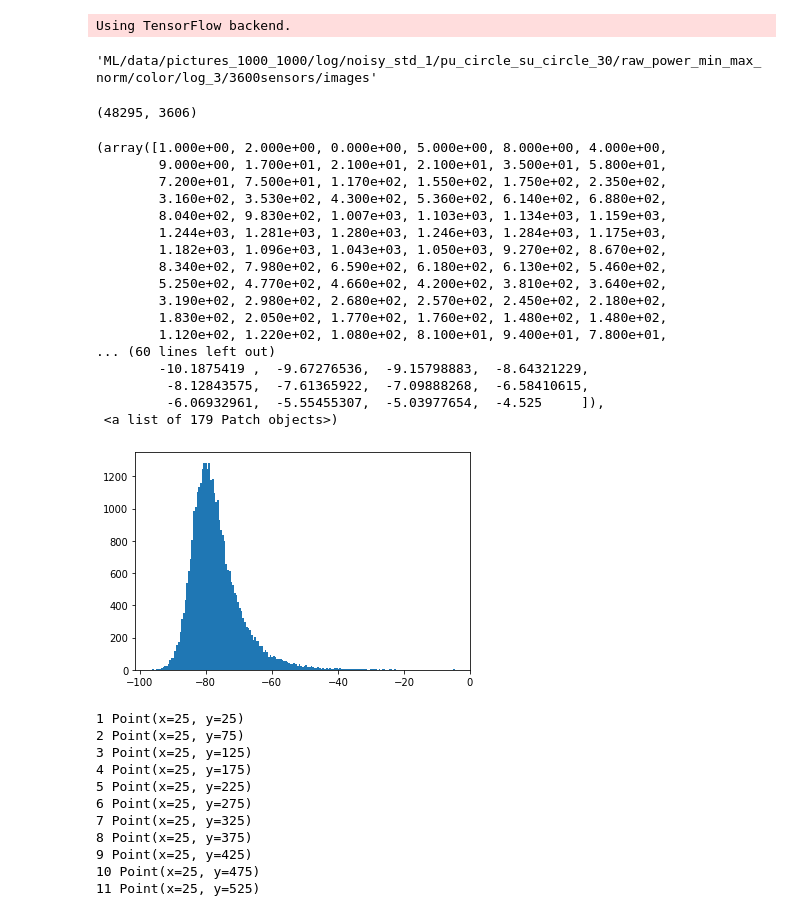
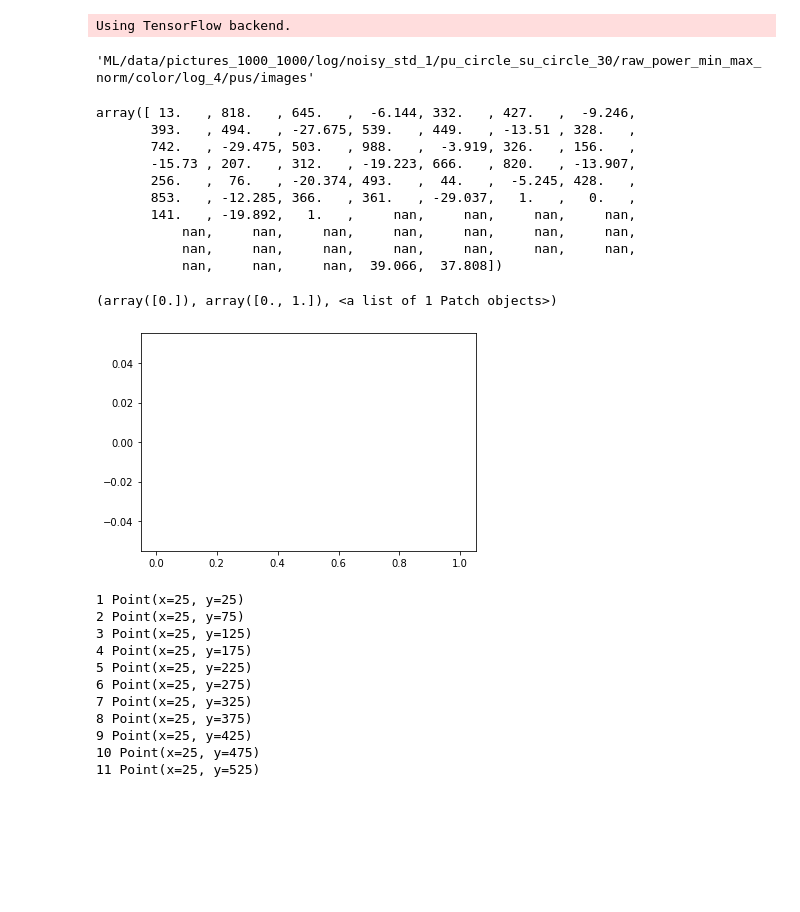
Before and after one commit to shahrokh765/MLSpectrumAllocation, a Jupyter notebook: CNN.ipynb, the cells around one changed output. Cells and saved outputs as stored; diff of their text form; code cells hidden in the pictures; blank space fills up the shorter version.

```diff
--- a/CNN.ipynb
+++ b/CNN.ipynb
@@ -34,7 +34,7 @@ Using TensorFlow backend.
 # PART 1
 # number_samples = [5] + list(range(10, 101, 10)) + [120, 150, 200, 250, 300, 400, 500, 700] + list(range(1000, 10001, 1000))
 number_samples = [256, 512, 1024, 2048, 4096, 8192]
-number_samples = [8192]
+# number_samples = [4096, 8192]
 
 # cnn_type = "classification"  # {"classification", "regression"}
 validation_size, noise_floor = 0.33, -90.0
@@ -42,7 +42,7 @@ su_power = 0 # this is not actually su power just a number to show there is an S
 max_x, max_y, number_image_channels, su_szie = 1000, 1000, 7, 30
 pu_shape, su_shape = 'circle', 'circle' # shape = {'circle', 'square', 'point'}
 style = "raw_power_min_max_norm"  # {"raw_power_zscore_norm", "image_intensity", "raw_power_min_max_norm"}
-intensity_degradation, slope = 'log', 3  # 'log', 'linear'
+intensity_degradation, slope = 'log', 4  # 'log', 'linear'
 max_pus_num, max_sus_num = 20, 1
 propagation_model = 'log' # 'splat', 'log', 'testbed'
 noise, std = True, 1
@@ -53,7 +53,7 @@ elif su_shape == 'square':
 else:
     su_param = None
 
-sensors = True
+sensors = False
 if sensors:
     sensors_num = 3600
     sensors_file_path = "rsc/sensors/" + str(max(max_x, max_y)) + "/" + str(sensors_num) + "/sensors"
@@ -87,15 +87,15 @@ if not os.path.exists(image_dir):
 # %%
 image_dir
 # %% [output]
-'ML/data/pictures_1000_1000/log/noisy_std_1/pu_circle_su_circle_30/raw_power_min_max_norm/color/log_3/3600sensors/images'
+'ML/data/pictures_1000_1000/log/noisy_std_1/pu_circle_su_circle_30/raw_power_min_max_norm/color/log_4/pus/images'
 # %%
 # LOAD DATA
 num_columns = (sensors_num if sensors else max_pus_num * 3 + 1) + max_sus_num * 3 + 2
 cols = [i for i in range(num_columns)]
-dataset_name = "dynamic_pus_sensors_50000_min10_max20PUs_1SUs_3600sensors_1000grid_1cell_log_noisy_std1_202004_1304_36.txt"
-max_dataset_name = "dynamic_pus_max_power_50000_min10_max20PUs_1SUs_1000grid_1cell_log_noisy_std1_202004_1304_36.txt"
+dataset_name = "dynamic_pus_using_pus_50000_min10_max20PUs_1SUs_1000grid_log_noisy_std1_202005_0400_37.txt"
+max_dataset_name = "dynamic_pus_max_power_50000_min10_max20PUs_1SUs_1000grid_log_noisy_std1_202005_0400_37.txt"
 with open('/'.join(image_dir.split('/')[:-1]) + '/datasets' + dtime + '.txt', 'w') as set_file:
-    set_file.write(dataset_name)
+    set_file.write(dataset_name + "\n")
     set_file.write(max_dataset_name)
 
 dataframe = pd.read_csv('ML/data/' + dataset_name, delimiter=',', header=None, names=cols)
@@ -104,7 +104,7 @@ dataframe_max = pd.read_csv('ML/data/' + max_dataset_name, delimiter=',', header
 dataframe.reset_index(drop=True, inplace=True)
 dataframe_max.reset_index(drop=True, inplace=True)
 
-dataframe_tot = pd.concat([dataframe, dataframe_max.iloc[:, dataframe_max.columns.values[-1]]], axis=1,
+dataframe_tot = pd.concat([dataframe, dataframe_max.iloc[:, dataframe_max.columns.values[-2:]]], axis=1,
                         ignore_index=True)
 
 idx = dataframe_tot[dataframe_tot[dataframe_tot.columns[-1]] == -float('inf')].index
@@ -123,11 +123,20 @@ if sensors:
         for line in lines:
             line = line.split(' ')
             sensors_location.append(Point(int(float(line[0])), int(float(line[1]))))
-del dataframe, dataframe_max, dataframe_tot
+del dataframe, dataframe_tot, dataframe_max
 # %%
-data_reg.shape
+data_reg[1]
 # %% [output]
-(48295, 3606)
+array([ 13.   , 818.   , 645.   ,  -6.144, 332.   , 427.   ,  -9.246,
+       393.   , 494.   , -27.675, 539.   , 449.   , -13.51 , 328.   ,
+       742.   , -29.475, 503.   , 988.   ,  -3.919, 326.   , 156.   ,
+       -15.73 , 207.   , 312.   , -19.223, 666.   , 820.   , -13.907,
+       256.   ,  76.   , -20.374, 493.   ,  44.   ,  -5.245, 428.   ,
+       853.   , -12.285, 366.   , 361.   , -29.037,   1.   ,   0.   ,
+       141.   , -19.892,   1.   ,     nan,     nan,     nan,     nan,
+           nan,     nan,     nan,     nan,     nan,     nan,     nan,
+           nan,     nan,     nan,     nan,     nan,     nan,     nan,
+           nan,     nan,     nan,  39.066,  37.808])
 # %%
 data_reg = data_reg[0:35000][:]
 # %%
@@ -396,26 +405,10 @@ def read_image(image_num):
 # TODO: Consider using min_max normalization becasue difference between values using
 # z-score is huge since most of the pixels have the same value, noise floor
 # %%
-plt.hist(data_reg[:,0:1:3600], bins='auto')
+plt.hist(data_reg[:,3:3:33], bins='auto')
 # %% [output]
-(array([1.000e+00, 2.000e+00, 0.000e+00, 5.000e+00, 8.000e+00, 4.000e+00,
-        9.000e+00, 1.700e+01, 2.100e+01, 2.100e+01, 3.500e+01, 5.800e+01,
-        7.200e+01, 7.500e+01, 1.170e+02, 1.550e+02, 1.750e+02, 2.350e+02,
-        3.160e+02, 3.530e+02, 4.300e+02, 5.360e+02, 6.140e+02, 6.880e+02,
-        8.040e+02, 9.830e+02, 1.007e+03, 1.103e+03, 1.134e+03, 1.159e+03,
-        1.244e+03, 1.281e+03, 1.280e+03, 1.246e+03, 1.284e+03, 1.175e+03,
-        1.182e+03, 1.096e+03, 1.043e+03, 1.050e+03, 9.270e+02, 8.670e+02,
-        8.340e+02, 7.980e+02, 6.590e+02, 6.180e+02, 6.130e+02, 5.460e+02,
-        5.250e+02, 4.770e+02, 4.660e+02, 4.200e+02, 3.810e+02, 3.640e+02,
-        3.190e+02, 2.980e+02, 2.680e+02, 2.570e+02, 2.450e+02, 2.180e+02,
-        1.830e+02, 2.050e+02, 1.770e+02, 1.760e+02, 1.480e+02, 1.480e+02,
-        1.120e+02, 1.220e+02, 1.080e+02, 8.100e+01, 9.400e+01, 7.800e+01,
-... (60 lines left out)
-        -10.1875419 ,  -9.67276536,  -9.15798883,  -8.64321229,
-         -8.12843575,  -7.61365922,  -7.09888268,  -6.58410615,
-         -6.06932961,  -5.55455307,  -5.03977654,  -4.525     ]),
- <a list of 179 Patch objects>)
+(array([0.]), array([0., 1.]), <a list of 1 Patch objects>)
-[figure, old version]
+[figure, new version]
 # %%
 # Saving images once to save time
 # run this cell just for creating images
```
Also changed, not shown: parts of 11 cells of this notebook, 1 other file.
